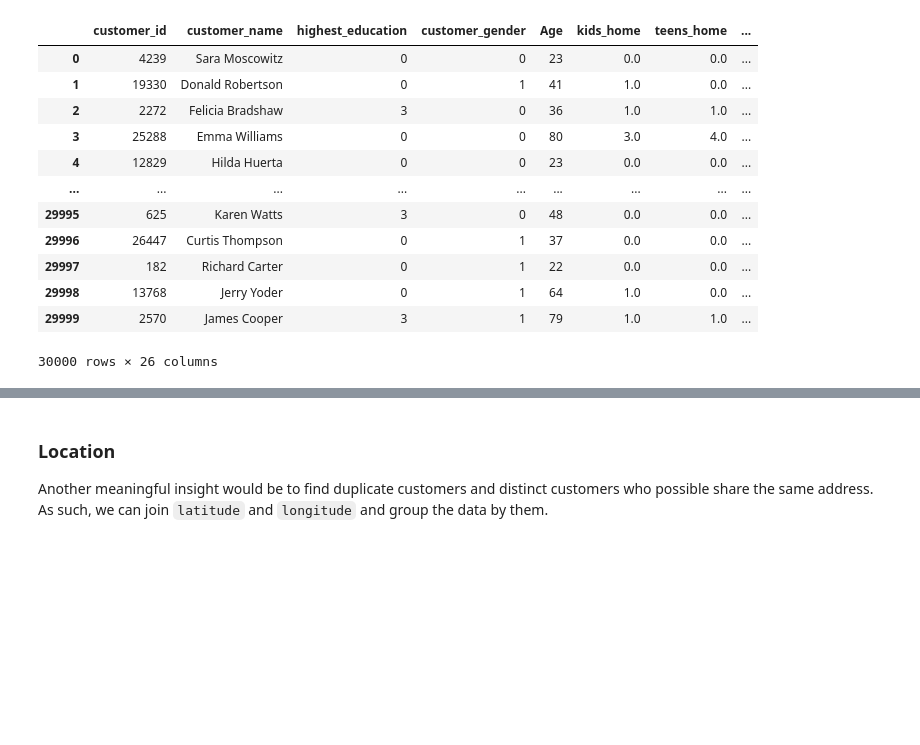
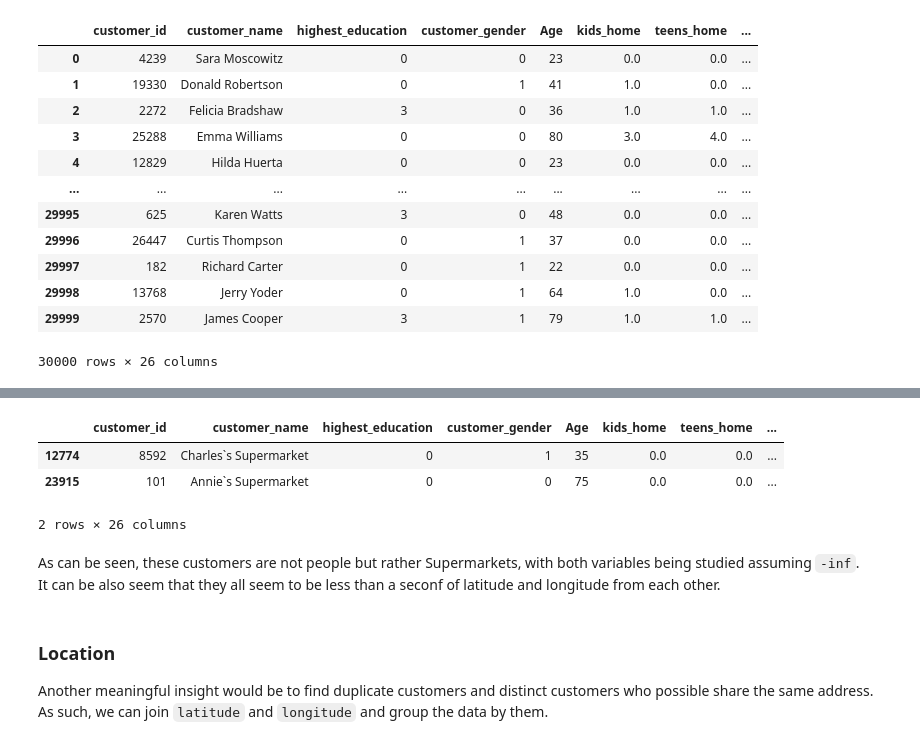
Before and after one commit to MarceloJ18/KeizerKrukis, a Jupyter notebook: proj_code_nb.ipynb, the cells around one changed output, grey strips where cells are left out. Drawn from its saved outputs; the diff is of its cells as text; code cells hidden in the pictures; blank space fills up the shorter version.

```diff
--- a/proj_code_nb.ipynb
+++ b/proj_code_nb.ipynb
@@ -362,3 +380,13 @@ customer_info
+# %%
+customer_info.loc[(customer_info['typical_hour'] == -np.inf)]
+# %% [output]
+|  | customer_id | customer_name | highest_education | customer_gender | Age | kids_home | teens_home | ... |
+| 12774 | 8592 | Charles`s Supermarket | 0 | 1 | 35 | 0.0 | 0.0 | ... |
+| 23915 | 101 | Annie`s Supermarket | 0 | 0 | 75 | 0.0 | 0.0 | ... |
+2 rows × 26 columns
+# %% [markdown]
+As can be seen, these customers are not people but rather Supermarkets, with both variables being studied assuming `-inf`. <br>
+It can be also seem that they all seem to be less than a seconf of latitude and longitude from each other.
 # %% [markdown]
 ### Location
 Another meaningful insight would be to find duplicate customers and distinct customers who possible share the same address. <br>
```
Also changed, not shown: parts of 13 cells of this notebook, 1 other file.
